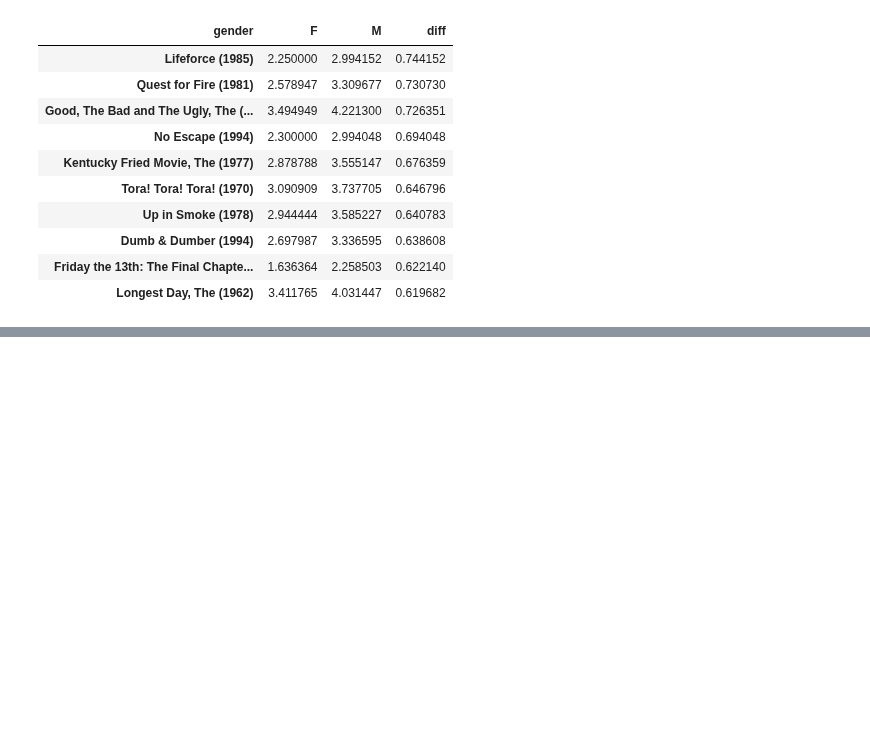
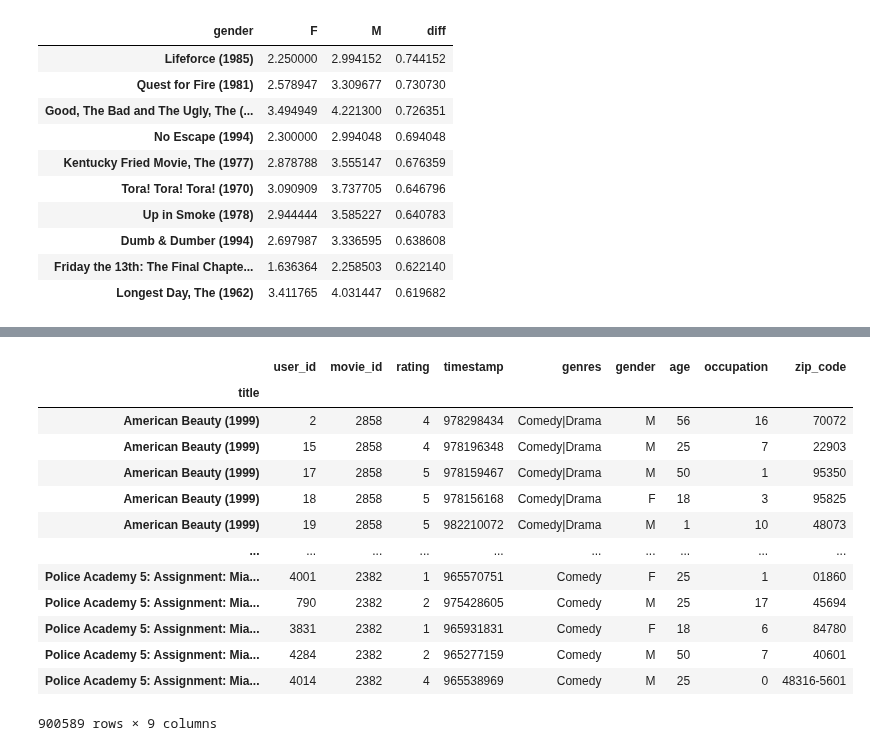
Before and after one commit to JakeOh/202110_itw_lab_python, a Jupyter notebook: py25_movielens.ipynb, the cells around one changed output, grey strips where cells are left out. Saved outputs shown, nothing was run; the diff lists cells and outputs as text; code cells hidden in the pictures; blank space fills up the shorter version.

```diff
--- a/py25_movielens.ipynb
+++ b/py25_movielens.ipynb
@@ -905,0 +998,20 @@ by_gender_150.sort_values(by='diff', ascending=False).head(n=10)
+# %%
+# 150개 이상의 별점 리뷰를 갖는 영화들만 선택한 부분집합
+df_150 = df_with_index.loc[indexer]
+# %%
+df_150
+# %% [output]
+|  | user_id | movie_id | rating | timestamp | genres | gender | age | occupation | zip_code |
+| title |  |  |  |  |  |  |  |  |  |
+| American Beauty (1999) | 2 | 2858 | 4 | 978298434 | Comedy|Drama | M | 56 | 16 | 70072 |
+| American Beauty (1999) | 15 | 2858 | 4 | 978196348 | Comedy|Drama | M | 25 | 7 | 22903 |
+| American Beauty (1999) | 17 | 2858 | 5 | 978159467 | Comedy|Drama | M | 50 | 1 | 95350 |
+| American Beauty (1999) | 18 | 2858 | 5 | 978156168 | Comedy|Drama | F | 18 | 3 | 95825 |
+| American Beauty (1999) | 19 | 2858 | 5 | 982210072 | Comedy|Drama | M | 1 | 10 | 48073 |
+| ... | ... | ... | ... | ... | ... | ... | ... | ... | ... |
+| Police Academy 5: Assignment: Mia... | 4001 | 2382 | 1 | 965570751 | Comedy | F | 25 | 1 | 01860 |
+| Police Academy 5: Assignment: Mia... | 790 | 2382 | 2 | 975428605 | Comedy | M | 25 | 17 | 45694 |
+| Police Academy 5: Assignment: Mia... | 3831 | 2382 | 1 | 965931831 | Comedy | F | 18 | 6 | 84780 |
+| Police Academy 5: Assignment: Mia... | 4284 | 2382 | 2 | 965277159 | Comedy | M | 50 | 7 | 40601 |
+| Police Academy 5: Assignment: Mia... | 4014 | 2382 | 4 | 965538969 | Comedy | M | 25 | 0 | 48316-5601 |
+900589 rows × 9 columns
```
Also changed, not shown: parts of 11 cells of this notebook.
